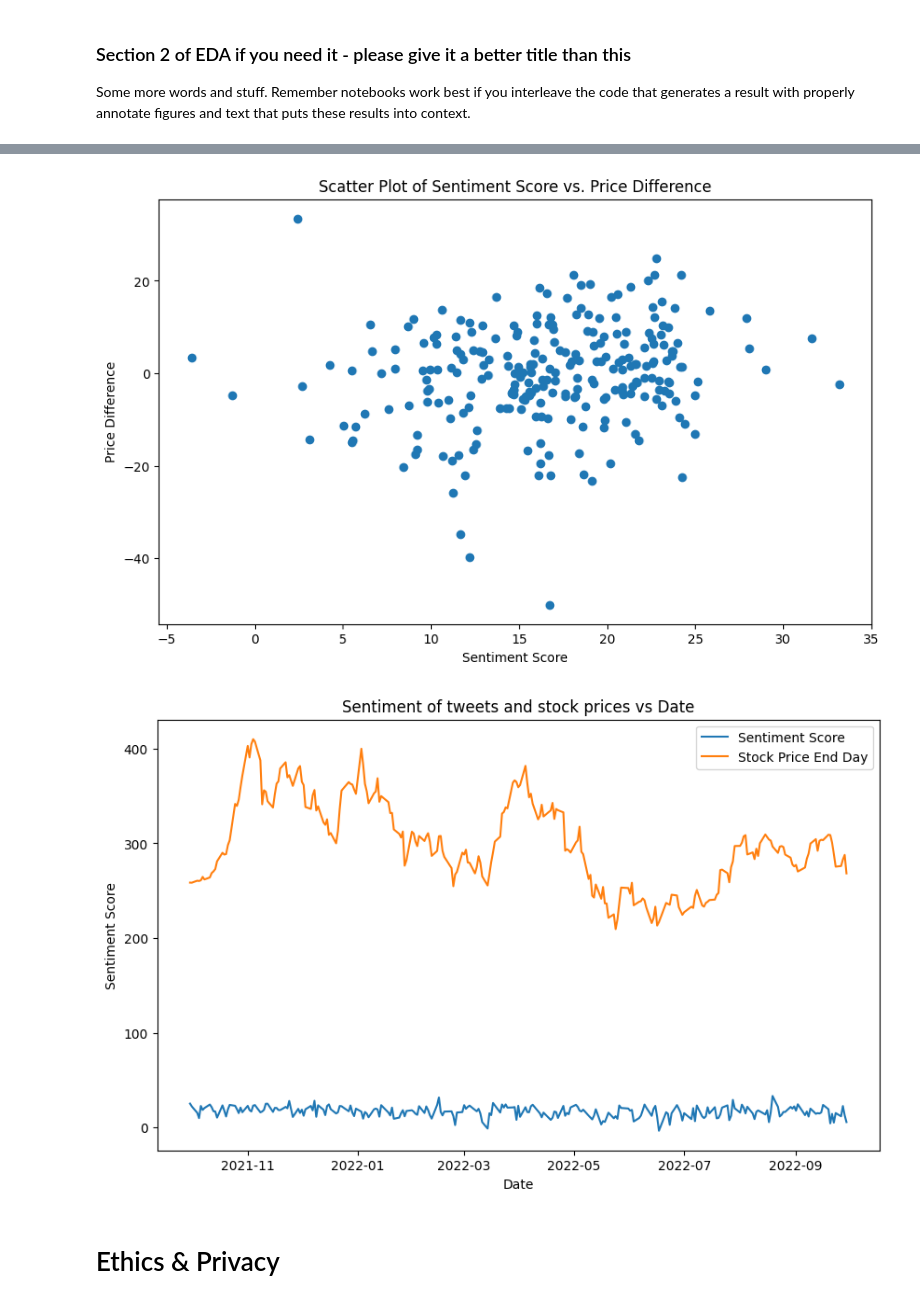
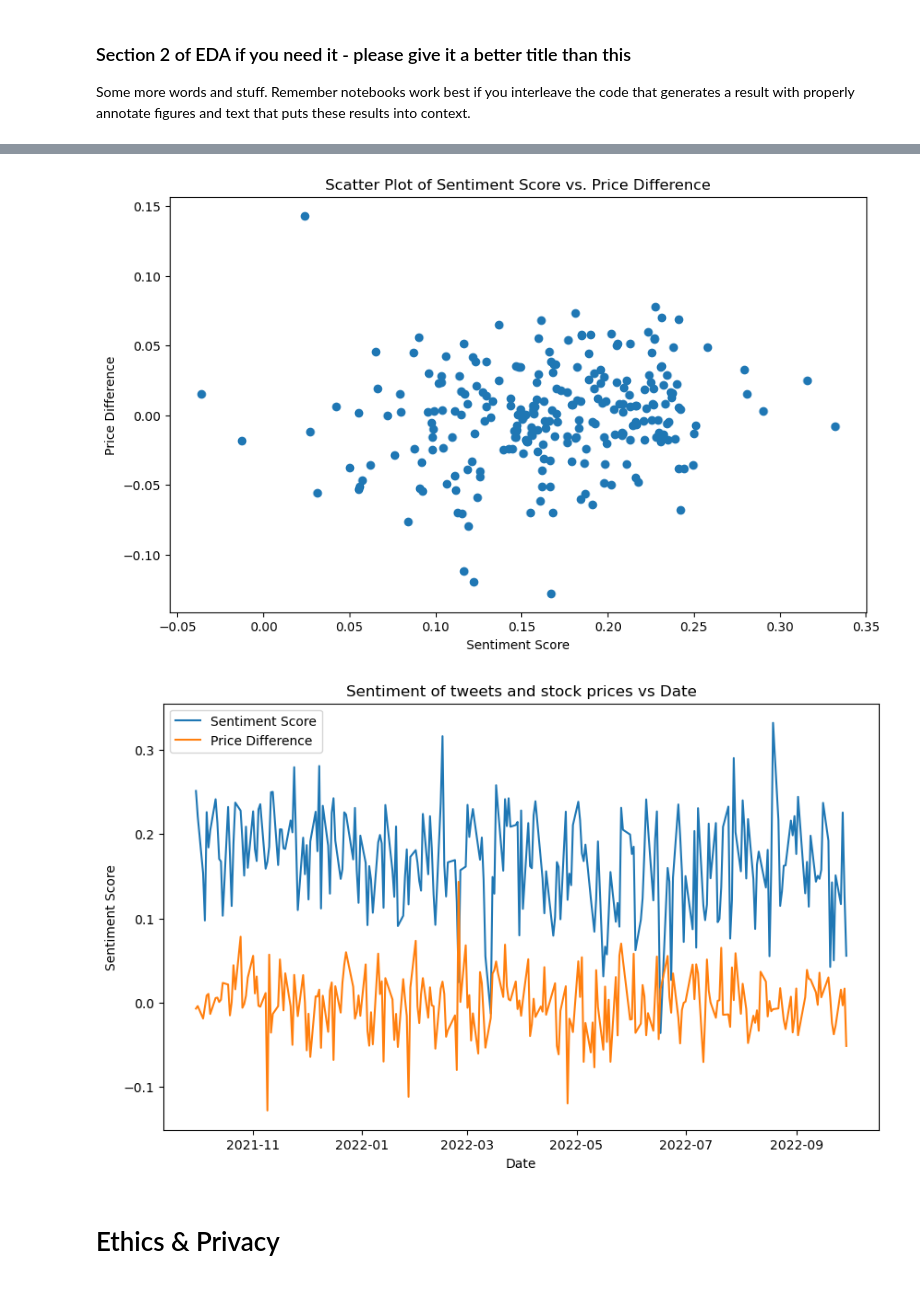
Before and after one commit to theTY2002/COGS-108-Final-Project, a Jupyter notebook: EDACheckpoint_Group116_FA23.ipynb, the cells around one changed output, grey strips where cells are left out. Saved outputs shown, nothing was run; the diff lists cells and outputs as text; code cells hidden in the pictures.

Commit message:
Cleaning up notebook output; changed graph

```diff
--- a/EDACheckpoint_Group116_FA23.ipynb
+++ b/EDACheckpoint_Group116_FA23.ipynb
@@ -565,5 +261,7 @@ tweet_tesla
 # %%
-tweet_tesla['Price Difference'] = tweet_tesla['End Day Price']- tweet_tesla['Beginning Day Price']
+# Please describe what is happening
+# I changed price difference to be ratio-based to better compare with sentiment scores
+tweet_tesla['Price Difference'] = (tweet_tesla['End Day Price'] - tweet_tesla['Beginning Day Price']) / tweet_tesla['Beginning Day Price']
 tweet_tesla['sentimental score'] = tweet_tesla.groupby('Date')['sentimental score'].transform('mean')
 tweet_tesla
 # %% [output]
@@ -621,18 +319,18 @@ plt.ylabel('Price Difference')
 plt.title('Scatter Plot of Sentiment Score vs. Price Difference')
 plt.show()
 # %% [output]
-[figure, old version]
+[figure, new version]
 # %%
 plt.figure(figsize=(10, 6))
 plt.plot(tweet_tesla['Date'], tweet_tesla['sentimental score'], label='Sentiment Score')
-plt.plot(tweet_tesla['Date'], tweet_tesla['End Day Price'], label='Stock Price End Day')
+plt.plot(tweet_tesla['Date'], tweet_tesla['Price Difference'], label='Price Difference')
 plt.xlabel('Date')
 plt.ylabel('Sentiment Score')
 plt.title('Sentiment of tweets and stock prices vs Date')
 plt.legend()
 plt.show()
 # %% [output]
-[figure, old version]
+[figure, new version]
 # %% [markdown]
 # Ethics & Privacy
 # %% [markdown]
```
Also changed, not shown: parts of 24 cells of this notebook.
